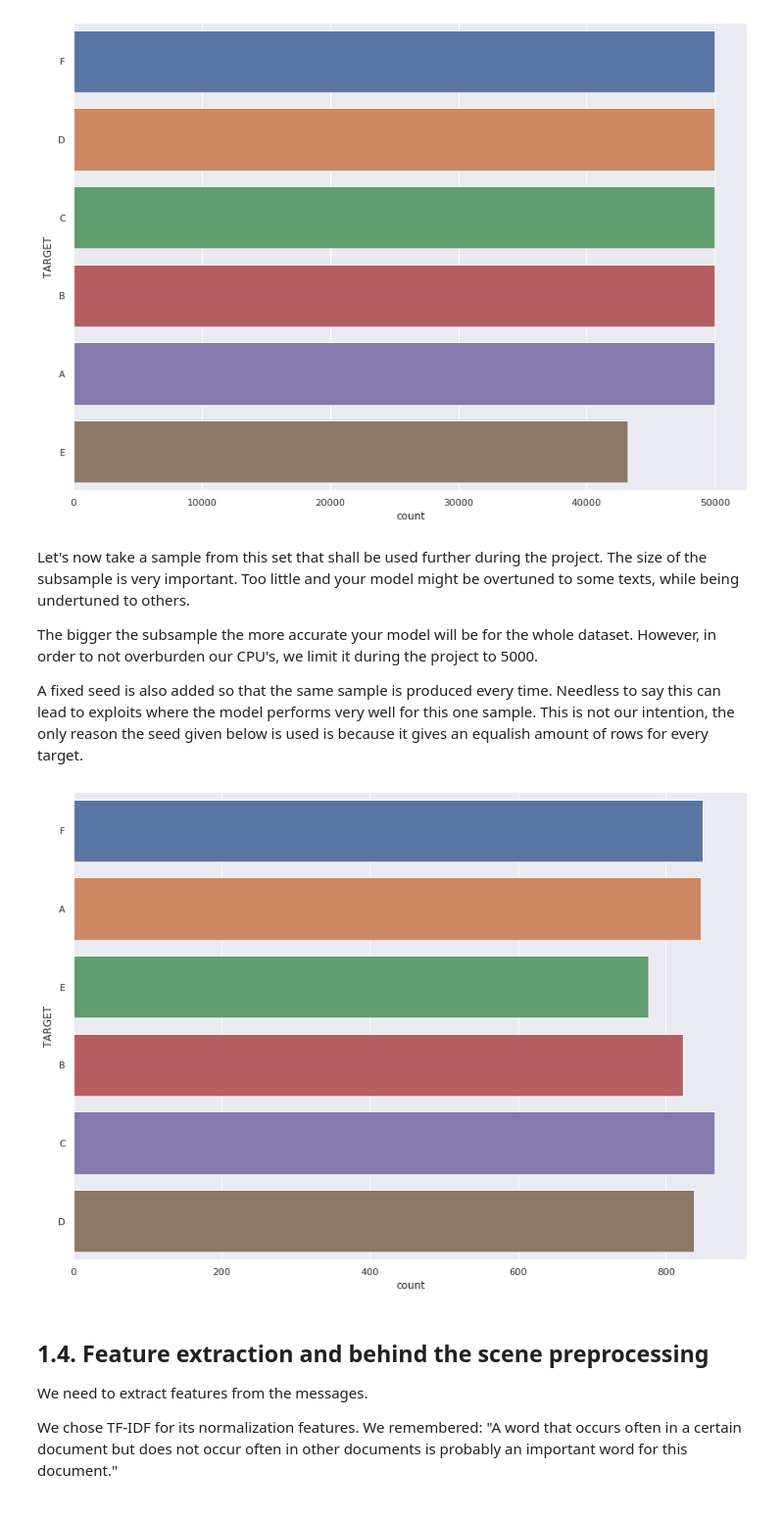
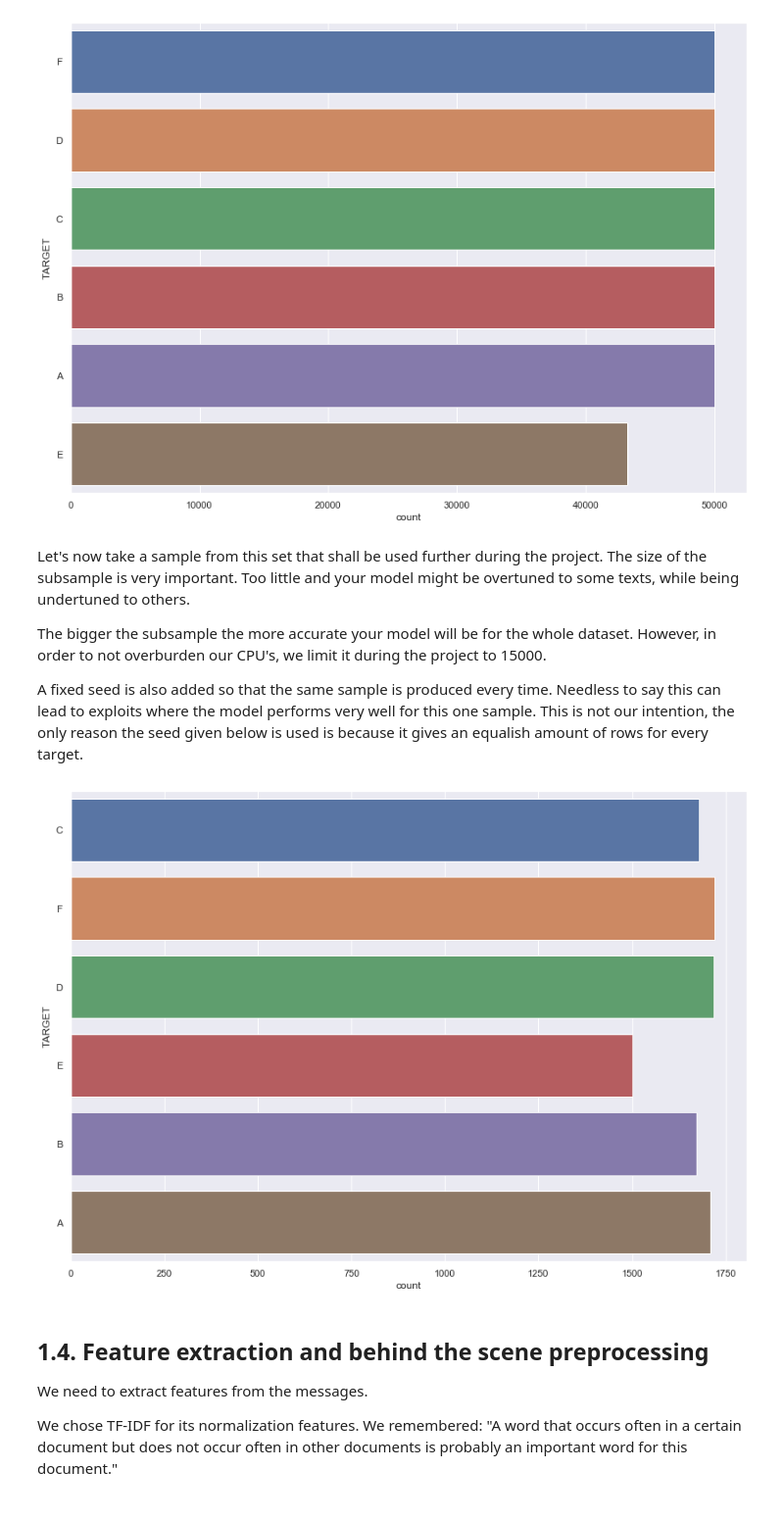
Before and after one commit to TimDeSmet/AML, a Jupyter notebook: Project.ipynb, the cells around one changed output. Shown at 98% size. Saved outputs shown, nothing was run; the diff lists cells and outputs as text; code cells hidden in the pictures.

```diff
--- a/Project.ipynb
+++ b/Project.ipynb
@@ -318,17 +323,17 @@ plt.show()
 # %% [markdown]
 Let's now take a sample from this set that shall be used further during the project. The size of the subsample is very important. Too little and your model might be overtuned to some texts, while being undertuned to others.
 
-The bigger the subsample the more accurate your model will be for the whole dataset. However, in order to not overburden our CPU's, we limit it during the project to 5000.
+The bigger the subsample the more accurate your model will be for the whole dataset. However, in order to not overburden our CPU's, we limit it during the project to 15000.
 
 A fixed seed is also added so that the same sample is produced every time. Needless to say this can lead to exploits where the model performs very well for this one sample. This is not our intention, the only reason the seed given below is used is because it gives an equalish amount of rows for every target.
 # %%
-data = featureSet.sample(5000,random_state=7829458)
+data = featureSet.sample(10000,random_state=7844569)
 plt.figure(figsize=(14,10))
 sns.set()
 sns.countplot(y='TARGET', data=data)
 plt.show()
 # %% [output]
-[figure, old version]
+[figure, new version]
 # %% [markdown]
 ## 1.4. Feature extraction and behind the scene preprocessing
 
```
Also changed, not shown: parts of 10 cells of this notebook, 2 other files.
